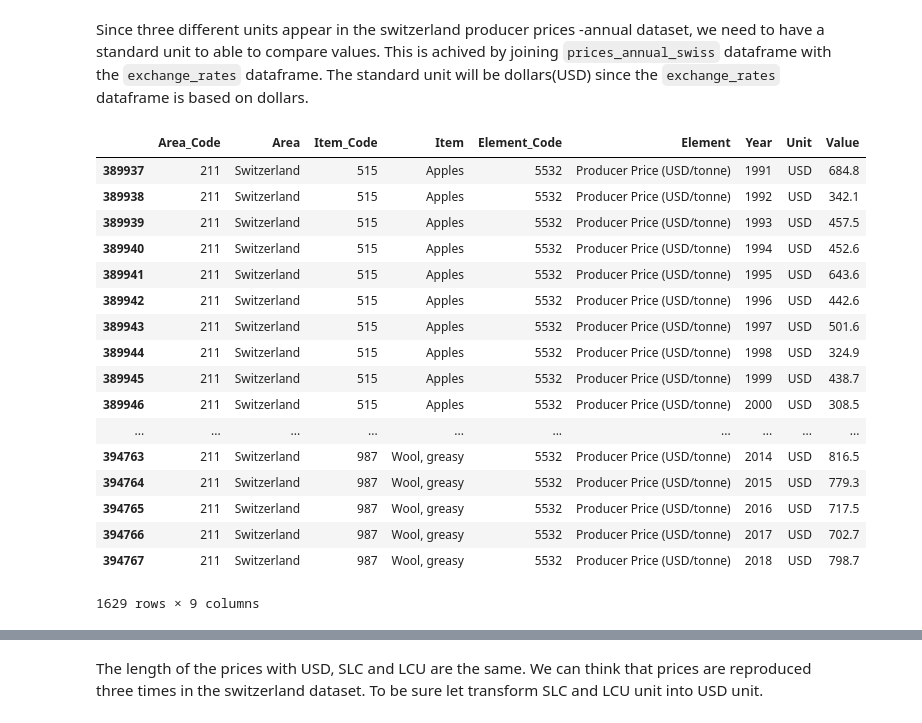
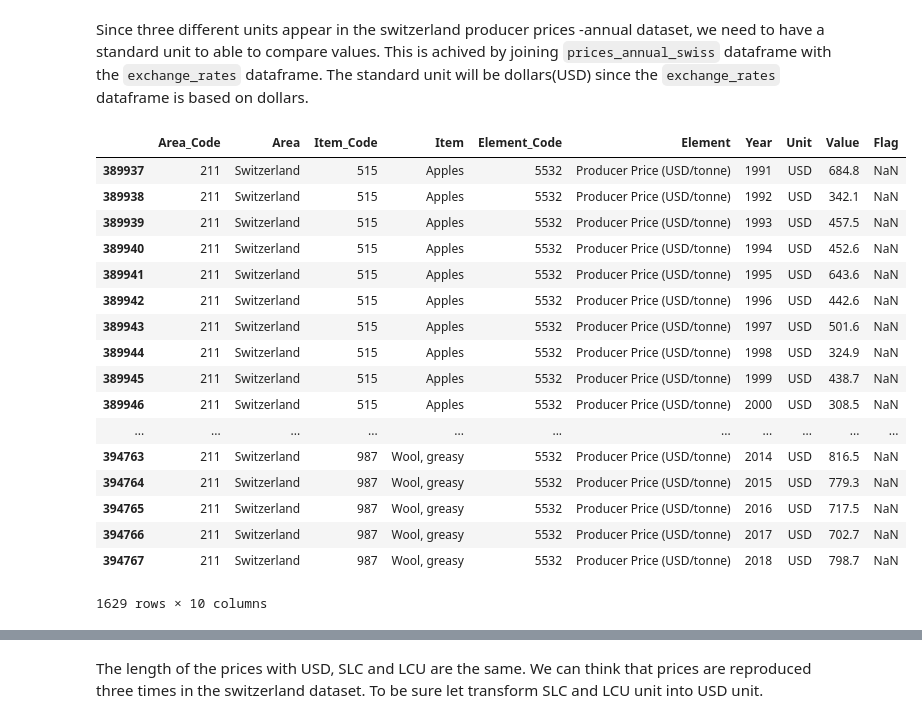
Before and after one commit to jlabhard/ADA_Project, a Jupyter notebook: utlitary.ipynb, the cells around one changed output, grey strips where cells are left out. Cells and saved outputs as stored; diff of their text form; code cells hidden in the pictures.

```diff
--- a/utlitary.ipynb
+++ b/utlitary.ipynb
@@ -97,9 +97,9 @@ We do not need Producer prices monthly because the exchange rates are annual.
 #### 1.1.2 Data Cleaning
 # %%
 ''' Load the data'''
-prices_annual = pd.read_csv('FAOSTAT/Prices_E_All_Data_(Normalized).zip', delimiter = ',', encoding = 'ISO-8859-1')
-prices_arch = pd.read_csv('FAOSTAT/PricesArchive_E_All_Data_(Normalized).zip', delimiter = ',', encoding = 'ISO-8859-1')
-exchange_rates = pd.read_csv('FAOSTAT/Exchange_rate_E_All_Data_(Normalized).zip', delimiter = ',', encoding = 'ISO-8859-1')
+prices_annual = pd.read_csv('Data/FAOSTAT/Prices_E_All_Data_(Normalized).zip', delimiter = ',', encoding = 'ISO-8859-1')
+prices_arch = pd.read_csv('Data/FAOSTAT/PricesArchive_E_All_Data_(Normalized).zip', delimiter = ',', encoding = 'ISO-8859-1')
+exchange_rates = pd.read_csv('Data/FAOSTAT/Exchange_rate_E_All_Data_(Normalized).zip', delimiter = ',', encoding = 'ISO-8859-1')
 # %%
 prices_annual.head()
 # %% [output]
@@ -322,3 +195 @@ array([nan, 'Fc', 'Ce', '*', 'F'], dtype=object)
-# %%
-prices_annual.drop(['Flag'], axis = 1, inplace = True)
 # %%
@@ -406,26 +246,26 @@ Since three different units appear in the switzerland producer prices -annual da
 # %%
 ''' Prices in USD unit'''
 prices_annual_swiss_usd = prices_annual_swiss.loc[prices_annual_swiss.Unit == 'USD']
-prices_annual_swiss_usd
+prices_annual_swiss_usd.head()
 # %% [output]
-|  | Area_Code | Area | Item_Code | Item | Element_Code | Element | Year | Unit | Value |
-| 389937 | 211 | Switzerland | 515 | Apples | 5532 | Producer Price (USD/tonne) | 1991 | USD | 684.8 |
-| 389938 | 211 | Switzerland | 515 | Apples | 5532 | Producer Price (USD/tonne) | 1992 | USD | 342.1 |
-| 389939 | 211 | Switzerland | 515 | Apples | 5532 | Producer Price (USD/tonne) | 1993 | USD | 457.5 |
-| 389940 | 211 | Switzerland | 515 | Apples | 5532 | Producer Price (USD/tonne) | 1994 | USD | 452.6 |
-| 389941 | 211 | Switzerland | 515 | Apples | 5532 | Producer Price (USD/tonne) | 1995 | USD | 643.6 |
-| 389942 | 211 | Switzerland | 515 | Apples | 5532 | Producer Price (USD/tonne) | 1996 | USD | 442.6 |
-| 389943 | 211 | Switzerland | 515 | Apples | 5532 | Producer Price (USD/tonne) | 1997 | USD | 501.6 |
-| 389944 | 211 | Switzerland | 515 | Apples | 5532 | Producer Price (USD/tonne) | 1998 | USD | 324.9 |
-| 389945 | 211 | Switzerland | 515 | Apples | 5532 | Producer Price (USD/tonne) | 1999 | USD | 438.7 |
-| 389946 | 211 | Switzerland | 515 | Apples | 5532 | Producer Price (USD/tonne) | 2000 | USD | 308.5 |
-| ... | ... | ... | ... | ... | ... | ... | ... | ... | ... |
-| 394763 | 211 | Switzerland | 987 | Wool, greasy | 5532 | Producer Price (USD/tonne) | 2014 | USD | 816.5 |
-| 394764 | 211 | Switzerland | 987 | Wool, greasy | 5532 | Producer Price (USD/tonne) | 2015 | USD | 779.3 |
-| 394765 | 211 | Switzerland | 987 | Wool, greasy | 5532 | Producer Price (USD/tonne) | 2016 | USD | 717.5 |
-| 394766 | 211 | Switzerland | 987 | Wool, greasy | 5532 | Producer Price (USD/tonne) | 2017 | USD | 702.7 |
-| 394767 | 211 | Switzerland | 987 | Wool, greasy | 5532 | Producer Price (USD/tonne) | 2018 | USD | 798.7 |
+|  | Area_Code | Area | Item_Code | Item | Element_Code | Element | Year | Unit | Value | Flag |
+| 389937 | 211 | Switzerland | 515 | Apples | 5532 | Producer Price (USD/tonne) | 1991 | USD | 684.8 | NaN |
+| 389938 | 211 | Switzerland | 515 | Apples | 5532 | Producer Price (USD/tonne) | 1992 | USD | 342.1 | NaN |
+| 389939 | 211 | Switzerland | 515 | Apples | 5532 | Producer Price (USD/tonne) | 1993 | USD | 457.5 | NaN |
+| 389940 | 211 | Switzerland | 515 | Apples | 5532 | Producer Price (USD/tonne) | 1994 | USD | 452.6 | NaN |
+| 389941 | 211 | Switzerland | 515 | Apples | 5532 | Producer Price (USD/tonne) | 1995 | USD | 643.6 | NaN |
+| 389942 | 211 | Switzerland | 515 | Apples | 5532 | Producer Price (USD/tonne) | 1996 | USD | 442.6 | NaN |
+| 389943 | 211 | Switzerland | 515 | Apples | 5532 | Producer Price (USD/tonne) | 1997 | USD | 501.6 | NaN |
+| 389944 | 211 | Switzerland | 515 | Apples | 5532 | Producer Price (USD/tonne) | 1998 | USD | 324.9 | NaN |
+| 389945 | 211 | Switzerland | 515 | Apples | 5532 | Producer Price (USD/tonne) | 1999 | USD | 438.7 | NaN |
+| 389946 | 211 | Switzerland | 515 | Apples | 5532 | Producer Price (USD/tonne) | 2000 | USD | 308.5 | NaN |
+| ... | ... | ... | ... | ... | ... | ... | ... | ... | ... | ... |
+| 394763 | 211 | Switzerland | 987 | Wool, greasy | 5532 | Producer Price (USD/tonne) | 2014 | USD | 816.5 | NaN |
+| 394764 | 211 | Switzerland | 987 | Wool, greasy | 5532 | Producer Price (USD/tonne) | 2015 | USD | 779.3 | NaN |
+| 394765 | 211 | Switzerland | 987 | Wool, greasy | 5532 | Producer Price (USD/tonne) | 2016 | USD | 717.5 | NaN |
+| 394766 | 211 | Switzerland | 987 | Wool, greasy | 5532 | Producer Price (USD/tonne) | 2017 | USD | 702.7 | NaN |
+| 394767 | 211 | Switzerland | 987 | Wool, greasy | 5532 | Producer Price (USD/tonne) | 2018 | USD | 798.7 | NaN |
-1629 rows × 9 columns
+1629 rows × 10 columns
 # %%
 ''' Prices in LCU (local currency unit) unit'''
 prices_annual_swiss_lcu = prices_annual_swiss.loc[prices_annual_swiss.Unit == 'LCU']
```
Also changed, not shown: parts of 39 cells of this notebook.
